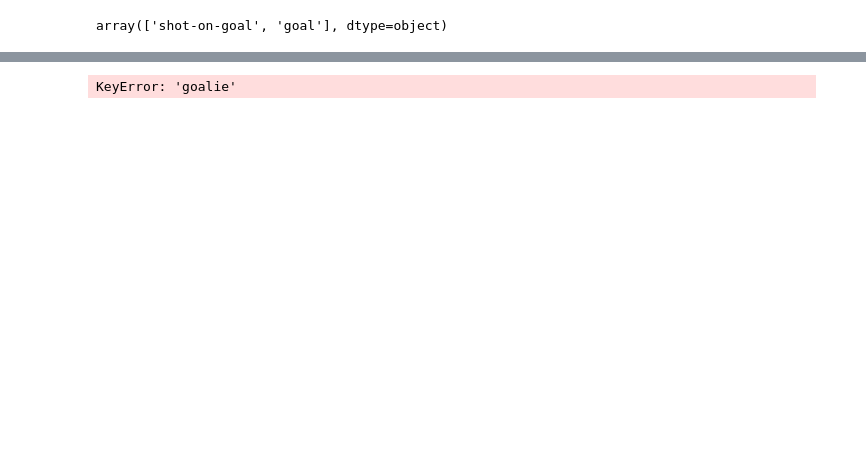
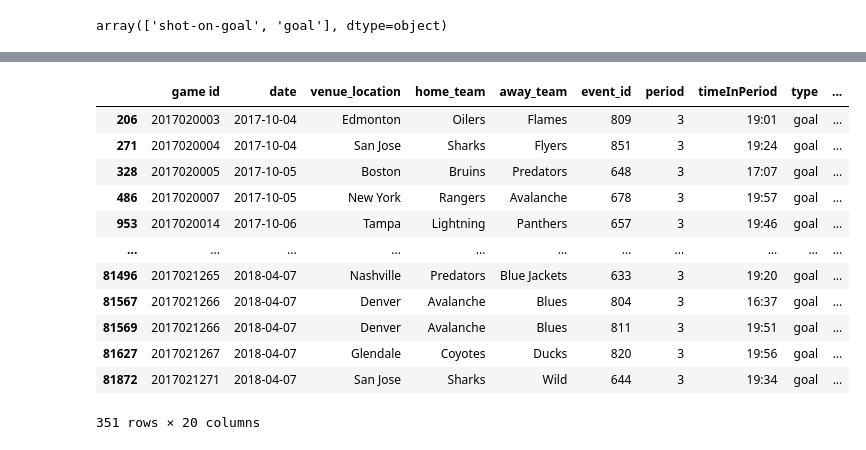
Before and after one commit to WilliamChidiac/NHL-goal-prediction, a Jupyter notebook: notebooks/tidy_data.ipynb, the cells around one changed output, grey strips where cells are left out. Cells and saved outputs as stored; diff of their text form; code cells hidden in the pictures; blank space fills up the shorter version.

```diff
--- a/notebooks/tidy_data.ipynb
+++ b/notebooks/tidy_data.ipynb
@@ -165,10 +168,22 @@ events_with_no_shot_type
 | 62273 | 2017020966 | 2018-02-26 | Tampa | Lightning | Maple Leafs | 681 | 5 | 00:00 | shot-on-goal | ... |
 | 72541 | 2017021124 | 2018-03-20 | Raleigh | Hurricanes | Oilers | 613 | 3 | 13:37 | shot-on-goal | ... |
 # %%
-events_with_no_goalie = df[df['goalie'].isna()]
+events_with_no_goalie = df[df['goalie_id'].isna()]
 events_with_no_goalie # net empty of no goalie ?
 # %% [output]
+|  | game id | date | venue_location | home_team | away_team | event_id | period | timeInPeriod | type | ... |
+| 206 | 2017020003 | 2017-10-04 | Edmonton | Oilers | Flames | 809 | 3 | 19:01 | goal | ... |
+| 271 | 2017020004 | 2017-10-04 | San Jose | Sharks | Flyers | 851 | 3 | 19:24 | goal | ... |
+| 328 | 2017020005 | 2017-10-05 | Boston | Bruins | Predators | 648 | 3 | 17:07 | goal | ... |
+| 486 | 2017020007 | 2017-10-05 | New York | Rangers | Avalanche | 678 | 3 | 19:57 | goal | ... |
+| 953 | 2017020014 | 2017-10-06 | Tampa | Lightning | Panthers | 657 | 3 | 19:46 | goal | ... |
+| ... | ... | ... | ... | ... | ... | ... | ... | ... | ... | ... |
+| 81496 | 2017021265 | 2018-04-07 | Nashville | Predators | Blue Jackets | 633 | 3 | 19:20 | goal | ... |
+| 81567 | 2017021266 | 2018-04-07 | Denver | Avalanche | Blues | 804 | 3 | 16:37 | goal | ... |
+| 81569 | 2017021266 | 2018-04-07 | Denver | Avalanche | Blues | 811 | 3 | 19:51 | goal | ... |
+| 81627 | 2017021267 | 2018-04-07 | Glendale | Coyotes | Ducks | 820 | 3 | 19:56 | goal | ... |
+| 81872 | 2017021271 | 2018-04-07 | San Jose | Sharks | Wild | 644 | 3 | 19:34 | goal | ... |
-KeyError: 'goalie'
+351 rows × 20 columns
 # %%
 # errors ?
 events_with_no_x_coord = df[df['x_coord'].isna()]
```
Also changed, not shown: parts of 5 cells of this notebook, 1 other file.
